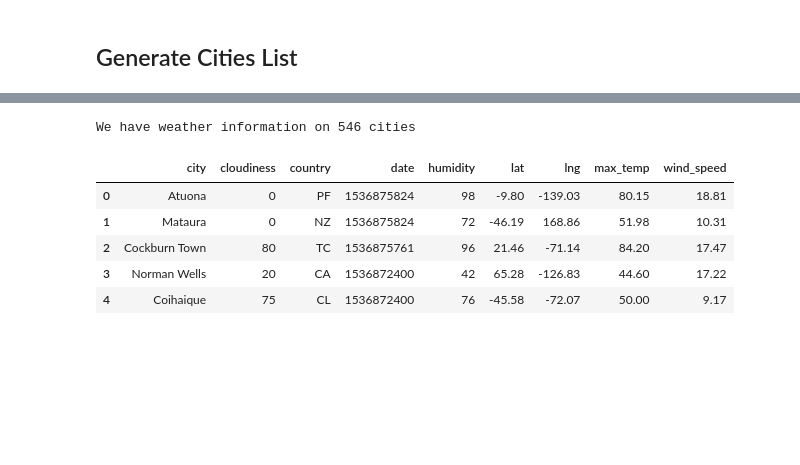
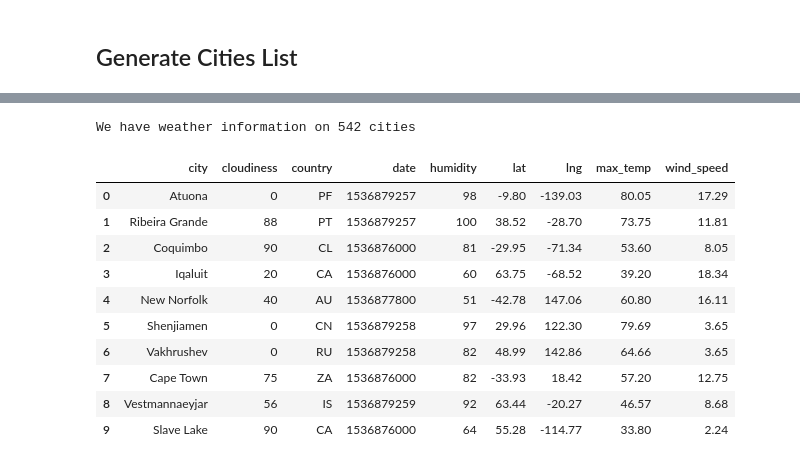
Before and after one commit to salizadeh10/WeatherPy, a Jupyter notebook: WeatherPy.ipynb, the cells around one changed output, grey strips where cells are left out. Saved outputs shown, nothing was run; the diff lists cells and outputs as text; code cells hidden in the pictures; blank space fills up the shorter version.

```diff
--- a/WeatherPy.ipynb
+++ b/WeatherPy.ipynb
@@ -120,30 +120,35 @@ Extracting data for terrace
 # %%
 # create a data frame from cities, lat, and temp
 weather_dict = {
     'city': City,
     'cloudiness': Cloudiness,
     'country': Country,
     'date': Date,
     'humidity': Humidity,
     'lat': Lat,
     'lng': Lng,
     'max_temp': Max_Temp,
     'wind_speed': Wind_Speed
 }
 
 weather_df = pd.DataFrame(weather_dict)
 weather_df.head()
 
 print("We have weather information on " + str(weather_df.shape[0]) + " cities")
-weather_df.head()
+weather_df.head(10)
 # %% [output]
-We have weather information on 546 cities
+We have weather information on 542 cities
 |  | city | cloudiness | country | date | humidity | lat | lng | max_temp | wind_speed |
-| 0 | Atuona | 0 | PF | 1536875824 | 98 | -9.80 | -139.03 | 80.15 | 18.81 |
-| 1 | Mataura | 0 | NZ | 1536875824 | 72 | -46.19 | 168.86 | 51.98 | 10.31 |
-| 2 | Cockburn Town | 80 | TC | 1536875761 | 96 | 21.46 | -71.14 | 84.20 | 17.47 |
-| 3 | Norman Wells | 20 | CA | 1536872400 | 42 | 65.28 | -126.83 | 44.60 | 17.22 |
-| 4 | Coihaique | 75 | CL | 1536872400 | 76 | -45.58 | -72.07 | 50.00 | 9.17 |
+| 0 | Atuona | 0 | PF | 1536879257 | 98 | -9.80 | -139.03 | 80.05 | 17.29 |
+| 1 | Ribeira Grande | 88 | PT | 1536879257 | 100 | 38.52 | -28.70 | 73.75 | 11.81 |
+| 2 | Coquimbo | 90 | CL | 1536876000 | 81 | -29.95 | -71.34 | 53.60 | 8.05 |
+| 3 | Iqaluit | 20 | CA | 1536876000 | 60 | 63.75 | -68.52 | 39.20 | 18.34 |
+| 4 | New Norfolk | 40 | AU | 1536877800 | 51 | -42.78 | 147.06 | 60.80 | 16.11 |
+| 5 | Shenjiamen | 0 | CN | 1536879258 | 97 | 29.96 | 122.30 | 79.69 | 3.65 |
+| 6 | Vakhrushev | 0 | RU | 1536879258 | 82 | 48.99 | 142.86 | 64.66 | 3.65 |
+| 7 | Cape Town | 75 | ZA | 1536876000 | 82 | -33.93 | 18.42 | 57.20 | 12.75 |
+| 8 | Vestmannaeyjar | 56 | IS | 1536879259 | 92 | 63.44 | -20.27 | 46.57 | 8.68 |
+| 9 | Slave Lake | 90 | CA | 1536876000 | 64 | 55.28 | -114.77 | 33.80 | 2.24 |
 # %%
 # Save the data in csv file
 # Note to avoid any issues later, use encoding="utf-8"
```
Also changed, not shown: parts of 16 cells of this notebook, 6 other files.
